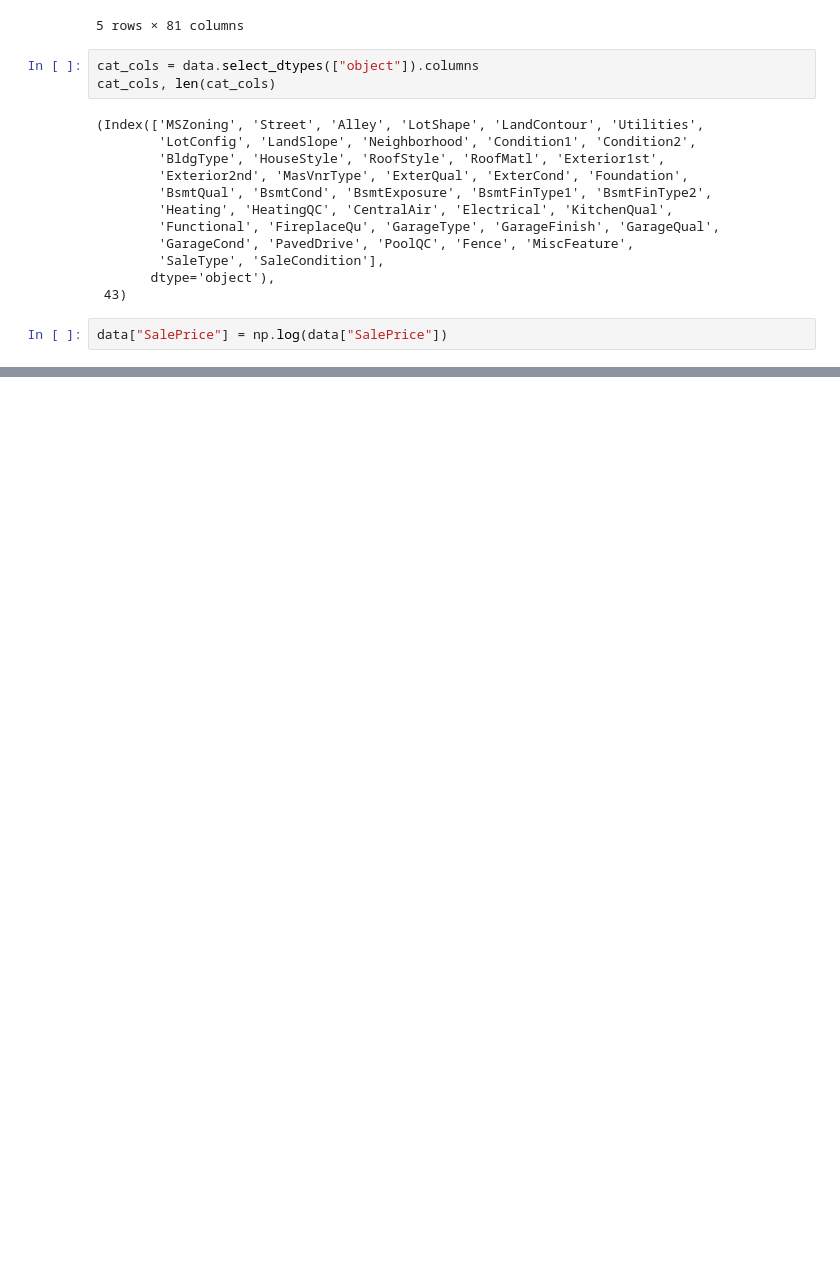
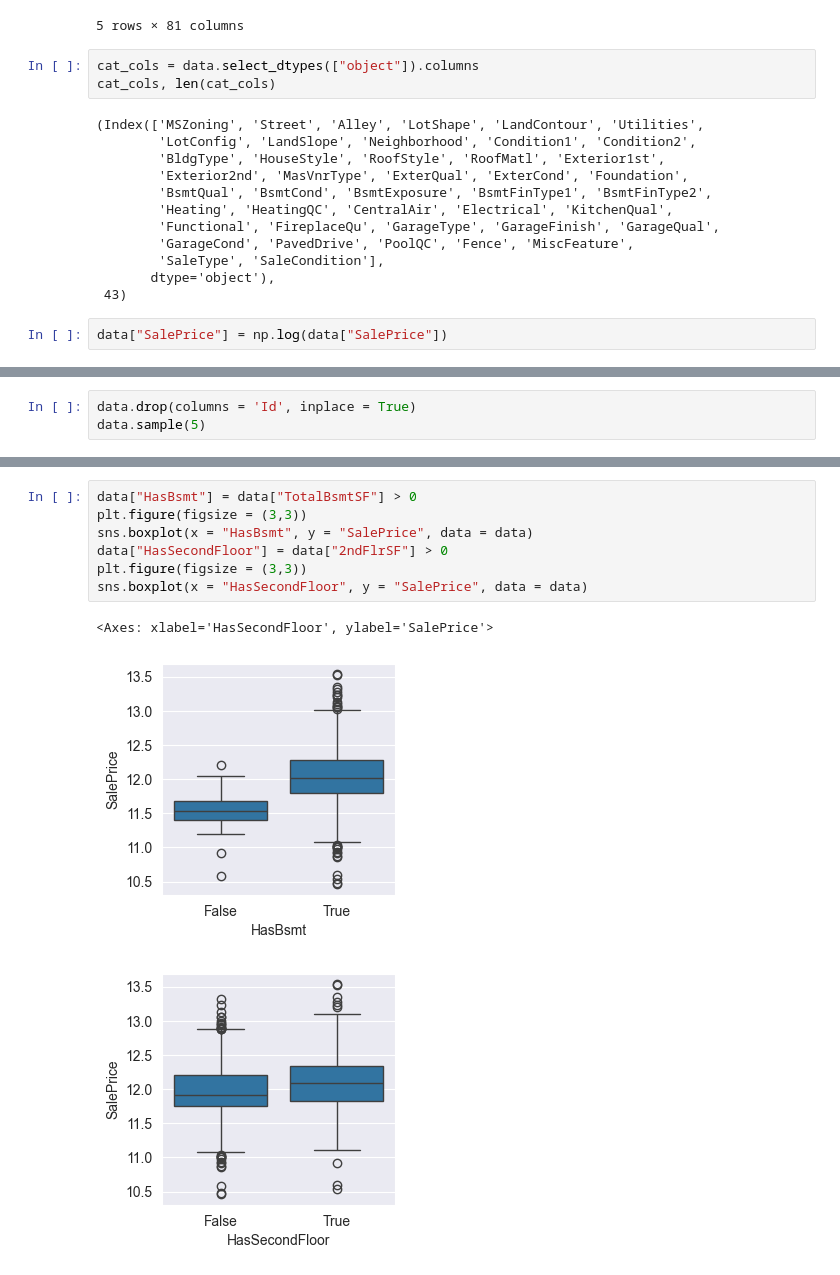
Before and after one commit to indian-coder-aarush/Learning, a Jupyter notebook: HousePriceEDA.ipynb, the cells around one changed output, grey strips where cells are left out. Cells and saved outputs as stored; diff of their text form; blank space fills up the shorter version.

```diff
--- a/HousePriceEDA.ipynb
+++ b/HousePriceEDA.ipynb
@@ -72,0 +69,3 @@ for cat in range(len(axes)):
+# %%
+data.drop(columns = 'Id', inplace = True)
+data.sample(5)
@@ -72,0 +80,11 @@ for cat in range(len(axes)):
+# %%
+data["HasBsmt"] = data["TotalBsmtSF"] > 0
+plt.figure(figsize = (3,3))
+sns.boxplot(x = "HasBsmt", y = "SalePrice", data = data)
+data["HasSecondFloor"] = data["2ndFlrSF"] > 0
+plt.figure(figsize = (3,3))
+sns.boxplot(x = "HasSecondFloor", y = "SalePrice", data = data)
+# %% [output]
+<Axes: xlabel='HasSecondFloor', ylabel='SalePrice'>
+[figure, added]
+[figure, added]
```
Also changed, not shown: parts of 10 cells of this notebook.
